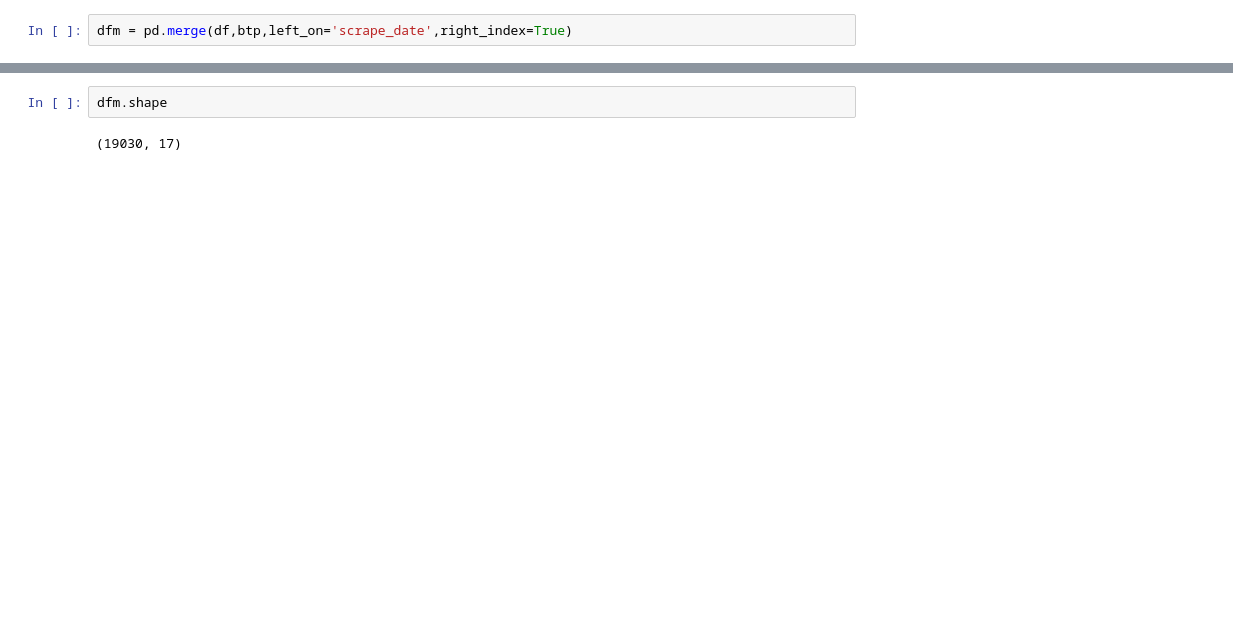
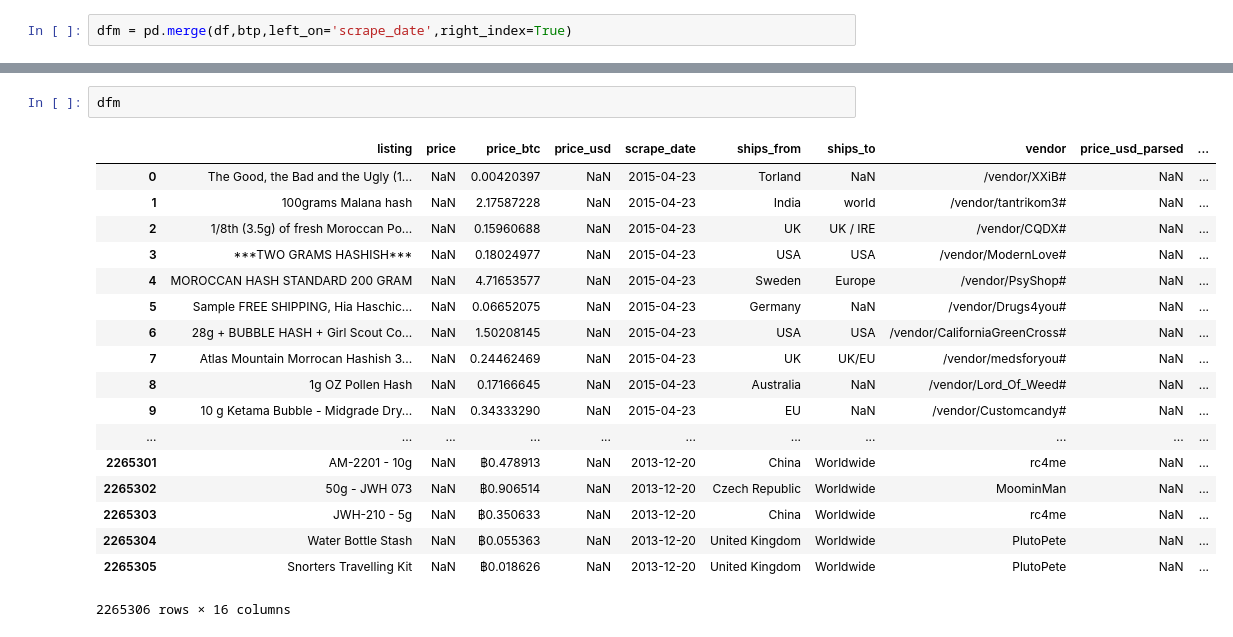
Before and after one commit to rcompton/black-market-recommender-systems, a Jupyter notebook: bmrs/postprocessing/money_stats.ipynb, the cells around one changed output, grey strips where cells are left out. Saved outputs shown, nothing was run; the diff lists cells and outputs as text; blank space fills up the shorter version.

```diff
--- a/bmrs/postprocessing/money_stats.ipynb
+++ b/bmrs/postprocessing/money_stats.ipynb
@@ -146,4 +256,21 @@ dfm[dfm['price_usd_final'] < dfm['price_usd_final'].quantile(.95)]['price_usd_fi
 # %%
-dfm.shape
+dfm
 # %% [output]
+|  | listing | price | price_btc | price_usd | scrape_date | ships_from | ships_to | vendor | price_usd_parsed | ... |
+| 0 | The Good, the Bad and the Ugly (1... | NaN | 0.00420397 | NaN | 2015-04-23 | Torland | NaN | /vendor/XXiB# | NaN | ... |
+| 1 | 100grams Malana hash | NaN | 2.17587228 | NaN | 2015-04-23 | India | world | /vendor/tantrikom3# | NaN | ... |
+| 2 | 1/8th (3.5g) of fresh Moroccan Po... | NaN | 0.15960688 | NaN | 2015-04-23 | UK | UK / IRE | /vendor/CQDX# | NaN | ... |
+| 3 | ***TWO GRAMS HASHISH*** | NaN | 0.18024977 | NaN | 2015-04-23 | USA | USA | /vendor/ModernLove# | NaN | ... |
+| 4 | MOROCCAN HASH STANDARD 200 GRAM | NaN | 4.71653577 | NaN | 2015-04-23 | Sweden | Europe | /vendor/PsyShop# | NaN | ... |
+| 5 | Sample FREE SHIPPING, Hia Haschic... | NaN | 0.06652075 | NaN | 2015-04-23 | Germany | NaN | /vendor/Drugs4you# | NaN | ... |
+| 6 | 28g + BUBBLE HASH + Girl Scout Co... | NaN | 1.50208145 | NaN | 2015-04-23 | USA | USA | /vendor/CaliforniaGreenCross# | NaN | ... |
+| 7 | Atlas Mountain Morrocan Hashish 3... | NaN | 0.24462469 | NaN | 2015-04-23 | UK | UK/EU | /vendor/medsforyou# | NaN | ... |
+| 8 | 1g OZ Pollen Hash | NaN | 0.17166645 | NaN | 2015-04-23 | Australia | NaN | /vendor/Lord_Of_Weed# | NaN | ... |
+| 9 | 10 g Ketama Bubble - Midgrade Dry... | NaN | 0.34333290 | NaN | 2015-04-23 | EU | NaN | /vendor/Customcandy# | NaN | ... |
+| ... | ... | ... | ... | ... | ... | ... | ... | ... | ... | ... |
+| 2265301 | AM-2201 - 10g | NaN | ฿0.478913 | NaN | 2013-12-20 | China | Worldwide | rc4me | NaN | ... |
+| 2265302 | 50g - JWH 073 | NaN | ฿0.906514 | NaN | 2013-12-20 | Czech Republic | Worldwide | MoominMan | NaN | ... |
+| 2265303 | JWH-210 - 5g | NaN | ฿0.350633 | NaN | 2013-12-20 | China | Worldwide | rc4me | NaN | ... |
+| 2265304 | Water Bottle Stash | NaN | ฿0.055363 | NaN | 2013-12-20 | United Kingdom | Worldwide | PlutoPete | NaN | ... |
+| 2265305 | Snorters Travelling Kit | NaN | ฿0.018626 | NaN | 2013-12-20 | United Kingdom | Worldwide | PlutoPete | NaN | ... |
-(19030, 17)
+2265306 rows × 16 columns
```
Also changed, not shown: parts of 25 cells of this notebook, 1 other file.
